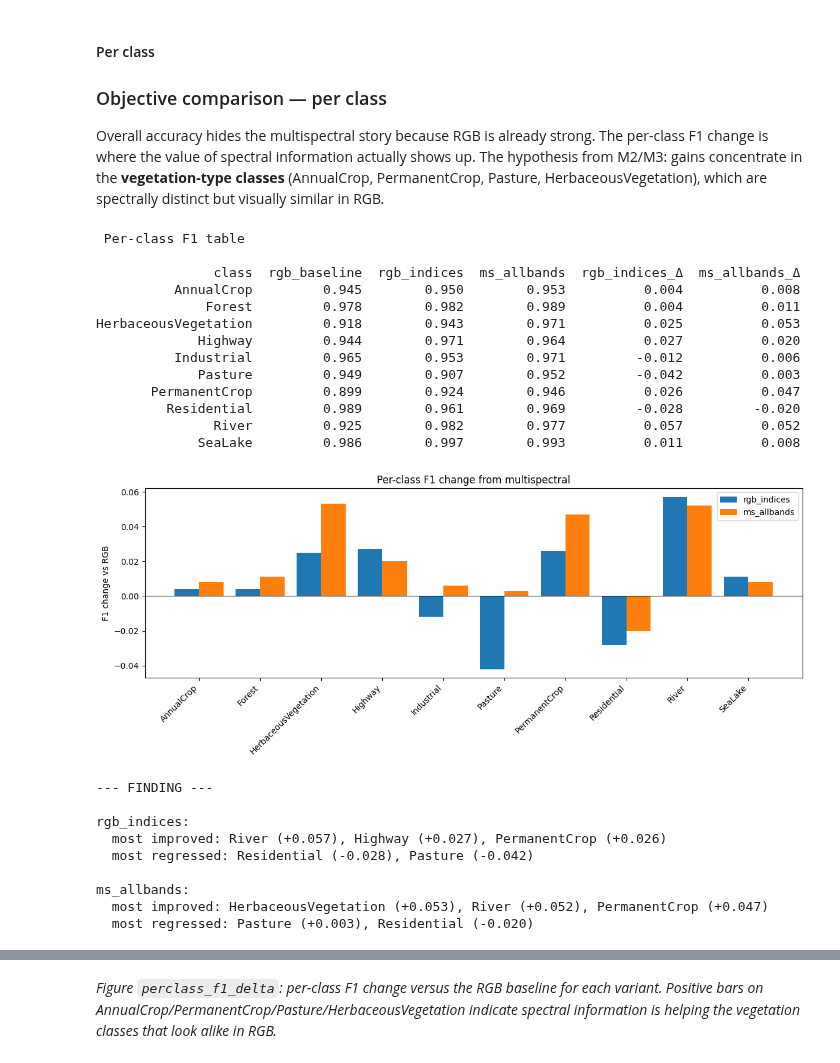
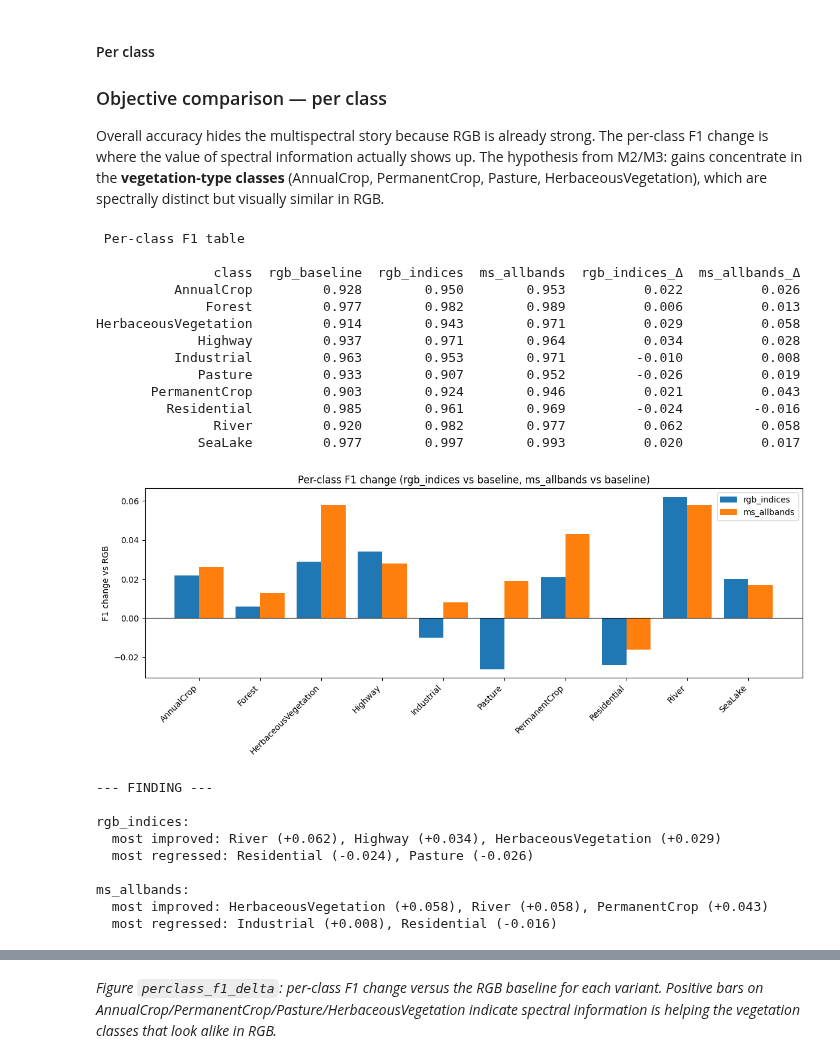
Before and after one commit to AnikGhosh332/Land-Use-Classification, a Jupyter notebook: main.ipynb, the cells around one changed output, grey strips where cells are left out. Drawn from its saved outputs; the diff is of its cells as text; code cells hidden in the pictures.

```diff
--- a/main.ipynb
+++ b/main.ipynb
@@ -284,7 +284,7 @@ band_stats
 A quick visual confirmation that labels look sane: Forest should be green, SeaLake
 blue, Residential built-up, and so on.
 # %%
-fig, axes = plt.subplots(2, 5, figsize=(14, 6))
+fig, axes = plt.subplots(2, 5, figsize=(14, 6.5))
 for ax, class_name in zip(axes.ravel(), CLASS_NAMES):
     row = index_df[index_df.class_label == class_name].iloc[1]
     ax.imshow(np.array(Image.open(row.rgb_path)))
@@ -306,7 +306,7 @@ veg = index_df[index_df.class_label == "Forest"].iloc[1]
 with rasterio.open(veg.ms_path) as src:
     bands = src.read()  # (13, 64, 64)
 
-fig, axes = plt.subplots(3, 5, figsize=(14, 9))
+fig, axes = plt.subplots(3, 5, figsize=(14, 9.5))
 for b, ax in enumerate(axes.ravel()):
     if b < len(BAND_NAMES):
         ax.imshow(bands[b], cmap="gray")
@@ -1194,17 +1129,0 @@ HerbaceousVegetation   0.920            0.023            0.052
-# %%
-# Visualise per-class F1 deltas — the clearest single view of where MS helps
-delta_cols = [c for c in per_class.columns if c.endswith("_Δf1")]
-fig, ax = plt.subplots(figsize=(12, 5))
-x = np.arange(len(CLASS_NAMES))
-w = 0.8 / len(delta_cols)
-for i, col in enumerate(delta_cols):
-    ax.bar(x + i * w, per_class[col], width=w, label=col.replace("_Δf1", ""))
-ax.axhline(0, color="black", lw=0.8)
-ax.set_xticks(x + w * (len(delta_cols) - 1) / 2)
-ax.set_xticklabels(CLASS_NAMES, rotation=45, ha="right")
-ax.set_ylabel("F1 change vs RGB")
-ax.set_title("Per-class F1 improvement from multispectral information")
-ax.legend()
-plt.tight_layout()
-plt.savefig(VIS_DIR / "perclass_f1_delta_quick.png", dpi=150, bbox_inches="tight")
-plt.show()
@@ -1369,52 +1294,53 @@ for m in MODELS:
     per_class[m] = [metrics[m]["per_class"][c]["f1-score"] for c in CLASS_NAMES]
 for m in ["rgb_indices", "ms_allbands"]:
     per_class[f"{m}_Δ"] = (per_class[m] - per_class["rgb_baseline"]).round(3)
 print(per_class.round(3).to_string(index=False))
 
 # Bar chart of F1 deltas
 fig, ax = plt.subplots(figsize=(12, 5))
 x = np.arange(len(CLASS_NAMES))
-delta_cols = [f"{m}_Δ" for m in ["rgb_indices", "ms_allbands"]]
+delta_cols = [f"{m}_Δ" for m in ["rgb_indices","ms_allbands"]]
 w = 0.8 / len(delta_cols)
 for i, col in enumerate(delta_cols):
     ax.bar(x + i * w, per_class[col], width=w, label=col.replace("_Δ", ""))
 ax.axhline(0, color="black", lw=0.8)
 ax.set_xticks(x + w * (len(delta_cols) - 1) / 2)
 ax.set_xticklabels(CLASS_NAMES, rotation=45, ha="right")
-ax.set_ylabel("F1 change vs RGB"); ax.set_title("Per-class F1 change from multispectral")
+ax.set_ylabel("F1 change vs RGB"); ax.set_title("Per-class F1 change (rgb_indices vs baseline, ms_allbands vs baseline)")
+ax.legend()
 plt.savefig(VIS_DIR / "perclass_f1_delta.png", dpi=150, bbox_inches="tight")
 ax.legend(); plt.tight_layout(); plt.show()
 
 # --- Auto-generated finding ---
 print("--- FINDING ---")
 for m in ["rgb_indices", "ms_allbands"]:
     s = per_class[["class", f"{m}_Δ"]].sort_values(f"{m}_Δ", ascending=False)
     gained = s.head(3).values.tolist()
     lost = s.tail(2).values.tolist()
     print(f"\n{m}:")
     print("  most improved:", ", ".join(f"{c} ({d:+.3f})" for c, d in gained))
     print("  most regressed:", ", ".join(f"{c} ({d:+.3f})" for c, d in lost))
 # %% [output]
  Per-class F1 table
 
                class  rgb_baseline  rgb_indices  ms_allbands  rgb_indices_Δ  ms_allbands_Δ
-          AnnualCrop         0.945        0.950        0.953          0.004          0.008
-              Forest         0.978        0.982        0.989          0.004          0.011
-HerbaceousVegetation         0.918        0.943        0.971          0.025          0.053
-             Highway         0.944        0.971        0.964          0.027          0.020
-          Industrial         0.965        0.953        0.971         -0.012          0.006
-             Pasture         0.949        0.907        0.952         -0.042          0.003
-       PermanentCrop         0.899        0.924        0.946          0.026          0.047
-         Residential         0.989        0.961        0.969         -0.028         -0.020
-               River         0.925        0.982        0.977          0.057          0.052
-             SeaLake         0.986        0.997        0.993          0.011          0.008
+          AnnualCrop         0.928        0.950        0.953          0.022          0.026
+              Forest         0.977        0.982        0.989          0.006          0.013
+HerbaceousVegetation         0.914        0.943        0.971          0.029          0.058
+             Highway         0.937        0.971        0.964          0.034          0.028
+          Industrial         0.963        0.953        0.971         -0.010          0.008
+             Pasture         0.933        0.907        0.952         -0.026          0.019
+       PermanentCrop         0.903        0.924        0.946          0.021          0.043
+         Residential         0.985        0.961        0.969         -0.024         -0.016
+               River         0.920        0.982        0.977          0.062          0.058
+             SeaLake         0.977        0.997        0.993          0.020          0.017
-[figure, old version]
+[figure, new version]
 --- FINDING ---
 
 rgb_indices:
-  most improved: River (+0.057), Highway (+0.027), PermanentCrop (+0.026)
-  most regressed: Residential (-0.028), Pasture (-0.042)
+  most improved: River (+0.062), Highway (+0.034), HerbaceousVegetation (+0.029)
+  most regressed: Residential (-0.024), Pasture (-0.026)
 
 ms_allbands:
-  most improved: HerbaceousVegetation (+0.053), River (+0.052), PermanentCrop (+0.047)
-  most regressed: Pasture (+0.003), Residential (-0.020)
+  most improved: HerbaceousVegetation (+0.058), River (+0.058), PermanentCrop (+0.043)
+  most regressed: Industrial (+0.008), Residential (-0.016)
```
Also changed, not shown: parts of 28 cells of this notebook, 20 other files.
